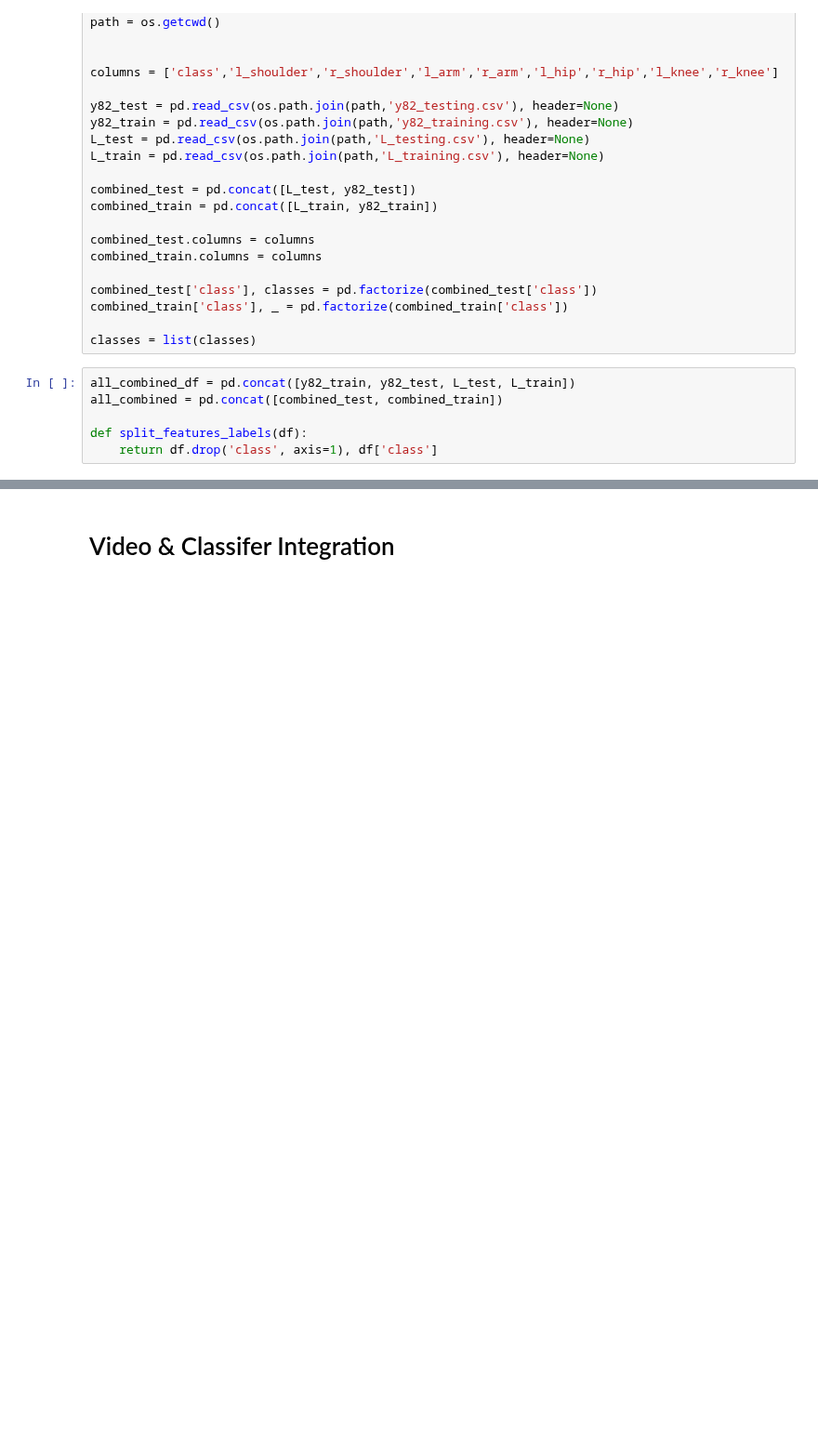
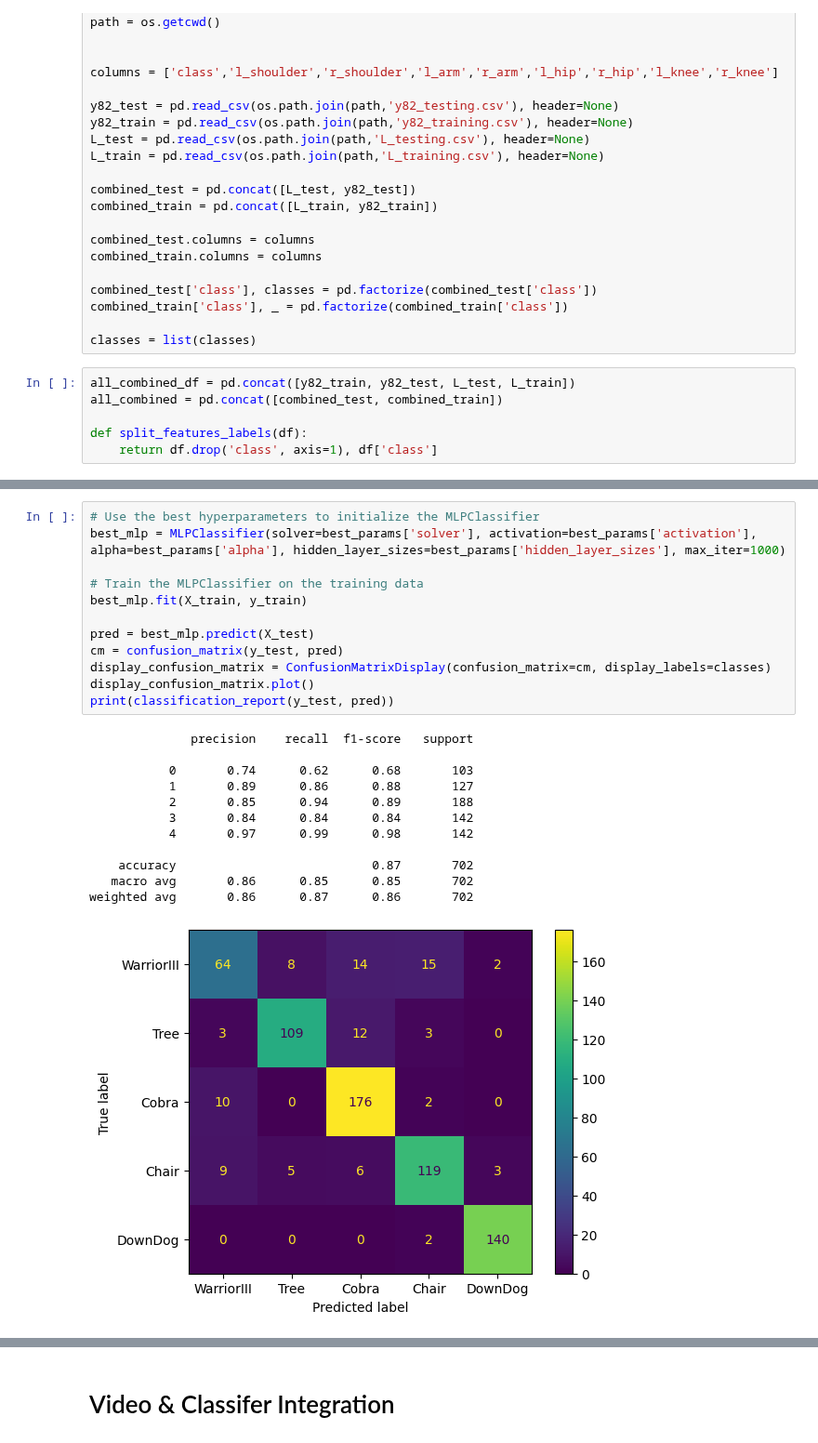
Before and after one commit to sogoodmo/ZenAI-3YP, a Jupyter notebook: JupyterNotebooks/FirstExample.ipynb, the cells around one changed output, grey strips where cells are left out. Shown at 93% size. Cells and saved outputs as stored; diff of their text form; blank space fills up the shorter version.

```diff
--- a/JupyterNotebooks/FirstExample.ipynb
+++ b/JupyterNotebooks/FirstExample.ipynb
@@ -127,0 +215,25 @@ Fitted KNN Classifer with ALGORITHM='kd_tree' and N_NEIGHBORS=3
+# %%
+# Use the best hyperparameters to initialize the MLPClassifier
+best_mlp = MLPClassifier(solver=best_params['solver'], activation=best_params['activation'], alpha=best_params['alpha'], hidden_layer_sizes=best_params['hidden_layer_sizes'], max_iter=1000)
+
+# Train the MLPClassifier on the training data
+best_mlp.fit(X_train, y_train)
+
+pred = best_mlp.predict(X_test)
+cm = confusion_matrix(y_test, pred)
+display_confusion_matrix = ConfusionMatrixDisplay(confusion_matrix=cm, display_labels=classes)
+display_confusion_matrix.plot()
+print(classification_report(y_test, pred))
+# %% [output]
+              precision    recall  f1-score   support
+
+           0       0.74      0.62      0.68       103
+           1       0.89      0.86      0.88       127
+           2       0.85      0.94      0.89       188
+           3       0.84      0.84      0.84       142
+           4       0.97      0.99      0.98       142
+
+    accuracy                           0.87       702
+   macro avg       0.86      0.85      0.85       702
+weighted avg       0.86      0.87      0.86       702
+[figure, added]
```
Also changed, not shown: parts of 13 cells of this notebook, 23 other files.
